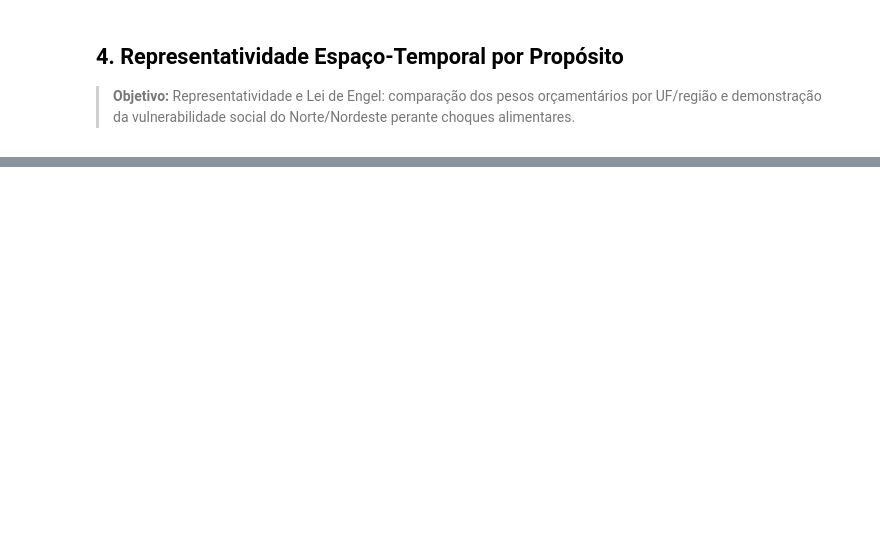
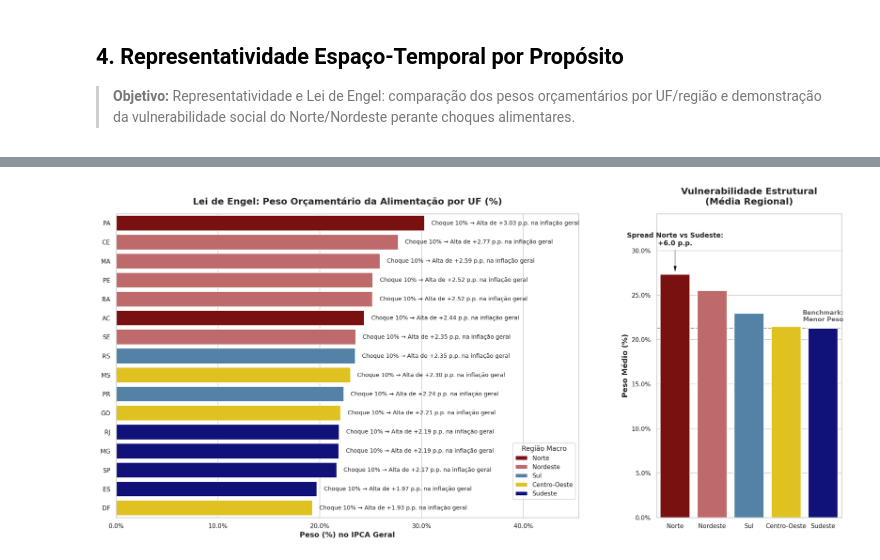
Before and after one commit to LuizCorrei4/trabalho_pcd2, a Jupyter notebook: notebooks/10_eda_alvo_subitens_pesos.ipynb, the cells around one changed output, grey strips where cells are left out. Cells and saved outputs as stored; diff of their text form; code cells hidden in the pictures; blank space fills up the shorter version.

```diff
--- a/notebooks/10_eda_alvo_subitens_pesos.ipynb
+++ b/notebooks/10_eda_alvo_subitens_pesos.ipynb
@@ -67,0 +299,81 @@ Figuras requeridas salvas em `outputs/figuras/eda/`:
+# %%
+# Código da Seção 4: Representatividade Espacial e Lei de Engel
+import seaborn as sns
+import matplotlib.pyplot as plt
+from matplotlib.ticker import PercentFormatter
+
+# 1. Preparação dos Dados: Peso médio histórico da alimentação por UF
+pesos_uf = df.groupby('sigla_uf')['ipca_peso_alimentacao'].mean().sort_values(ascending=False).reset_index()
+
+# 2. Dicionário de Regiões para mapeamento
+uf_to_regiao = {
+    'AC': 'Norte', 'AP': 'Norte', 'AM': 'Norte', 'PA': 'Norte', 'RO': 'Norte', 'RR': 'Norte', 'TO': 'Norte',
+    'AL': 'Nordeste', 'BA': 'Nordeste', 'CE': 'Nordeste', 'MA': 'Nordeste', 'PB': 'Nordeste', 'PE': 'Nordeste', 'PI': 'Nordeste', 'RN': 'Nordeste', 'SE': 'Nordeste',
+    'GO': 'Centro-Oeste', 'MT': 'Centro-Oeste', 'MS': 'Centro-Oeste', 'DF': 'Centro-Oeste',
+    'ES': 'Sudeste', 'MG': 'Sudeste', 'RJ': 'Sudeste', 'SP': 'Sudeste',
+    'PR': 'Sul', 'RS': 'Sul', 'SC': 'Sul'
+}
+pesos_uf['regiao'] = pesos_uf['sigla_uf'].map(uf_to_regiao)
+pesos_uf = pesos_uf.dropna(subset=['regiao']).copy()
+
+# 3. Análise Complementar (Sênior): Multiplicador de Choque (Vulnerabilidade de Transmissão)
+pesos_uf['impacto_choque_10pct'] = 10 * (pesos_uf['ipca_peso_alimentacao'] / 100)
+pesos_regiao = pesos_uf.groupby('regiao')['ipca_peso_alimentacao'].mean().sort_values(ascending=False).reset_index()
+
+# 4. Construção da Visualização Otimizada
+fig5, (ax_bar_uf, ax_bar_reg) = plt.subplots(1, 2, figsize=(18, 9), gridspec_kw={'width_ratios': [2.5, 1]})
+
+palette_regiao = {'Norte': 'darkred', 'Nordeste': 'indianred', 'Centro-Oeste': 'gold', 'Sul': 'steelblue', 'Sudeste': 'darkblue'}
+
+# Plot 1: Peso por UF detalhado
+sns.barplot(data=pesos_uf, x='ipca_peso_alimentacao', y='sigla_uf', hue='regiao', dodge=False, palette=palette_regiao, ax=ax_bar_uf)
+ax_bar_uf.set_title("Lei de Engel: Peso Orçamentário da Alimentação por UF (%)", fontsize=15, pad=15)
+ax_bar_uf.set_xlabel("Peso (%) no IPCA Geral", fontsize=12)
+ax_bar_uf.set_ylabel("")
+
+max_peso_uf = pesos_uf['ipca_peso_alimentacao'].max()
+ax_bar_uf.set_xlim(0, max_peso_uf * 1.5)
+
+for i, row in pesos_uf.iterrows():
+    ax_bar_uf.text(row['ipca_peso_alimentacao'] + 0.5, i,
+                   f" Choque 10% \u2192 Alta de +{row['impacto_choque_10pct']:.2f} p.p. na inflação geral",
+                   va='center', fontsize=9.5, color='black', alpha=0.85)
+
+ax_bar_uf.legend(title="Região Macro", loc="lower right", bbox_to_anchor=(1.0, 0.05), fontsize=10, title_fontsize=11)
+
+# Plot 2: Agregação Regional
+sns.barplot(data=pesos_regiao, x='regiao', y='ipca_peso_alimentacao', hue='regiao', palette=palette_regiao, dodge=False, legend=False, ax=ax_bar_reg)
+ax_bar_reg.set_title("Vulnerabilidade Estrutural\n(Média Regional)", fontsize=15, pad=15)
+ax_bar_reg.set_ylabel("Peso Médio (%)", fontsize=12)
+ax_bar_reg.set_xlabel("")
+
+max_peso_regiao = pesos_regiao['ipca_peso_alimentacao'].max()
+ax_bar_reg.set_ylim(0, max_peso_regiao * 1.25)
+
+peso_sudeste = pesos_regiao.loc[pesos_regiao['regiao']=='Sudeste', 'ipca_peso_alimentacao'].values[0]
+peso_norte = pesos_regiao.loc[pesos_regiao['regiao']=='Norte', 'ipca_peso_alimentacao'].values[0]
+
+# Linha de benchmark colocada atrás das barras (zorder=0)
+ax_bar_reg.axhline(peso_sudeste, color='dimgray', linestyle='--', linewidth=1.5, alpha=0.6, zorder=0)
+
+# O texto de benchmark centralizado perfeitamente sobre a própria barra do Sudeste (índice 4 no eixo X)
+ax_bar_reg.text(4, peso_sudeste + 0.6, "Benchmark:\nMenor Peso", color='dimgray', fontsize=10, ha='center', va='bottom', fontweight='bold')
+
+# Anotação do Spread
+ax_bar_reg.annotate(f"Spread Norte vs Sudeste:\n+{(peso_norte - peso_sudeste):.1f} p.p.",
+                    xy=(0, peso_norte), xytext=(0, peso_norte + (max_peso_regiao * 0.12)),
+                    arrowprops=dict(facecolor='black', shrink=0.05, width=1.5, headwidth=6),
+                    fontsize=11, ha='center', fontweight='bold')
+
+ax_bar_uf.xaxis.set_major_formatter(PercentFormatter())
+ax_bar_reg.yaxis.set_major_formatter(PercentFormatter())
+
+plt.tight_layout(pad=3.0)
+salvar_figura(fig5, 'fig_10_04_assimetria_pesos_lei_de_engel.png')
+plt.show()
+
+# 5. Prints de Suporte para a Conclusão Analítica
+print("--- SÍNTESE DO MULTIPLICADOR DE CHOQUE ---")
+print(pesos_regiao.rename(columns={'ipca_peso_alimentacao': 'Peso Médio (%)'}).to_string(index=False))
+print(f"\nDesigualdade Transmissional: Um mesmo choque nacional nos preços de alimentos corrói {(peso_norte - peso_sudeste):.1f}% a mais do orçamento base no Norte do que no Sudeste.")
+# %% [output]
@@ -67,0 +381 @@ Figuras requeridas salvas em `outputs/figuras/eda/`:
+[figure, added]
```
Also changed, not shown: parts of 19 cells of this notebook, 7 other files.
